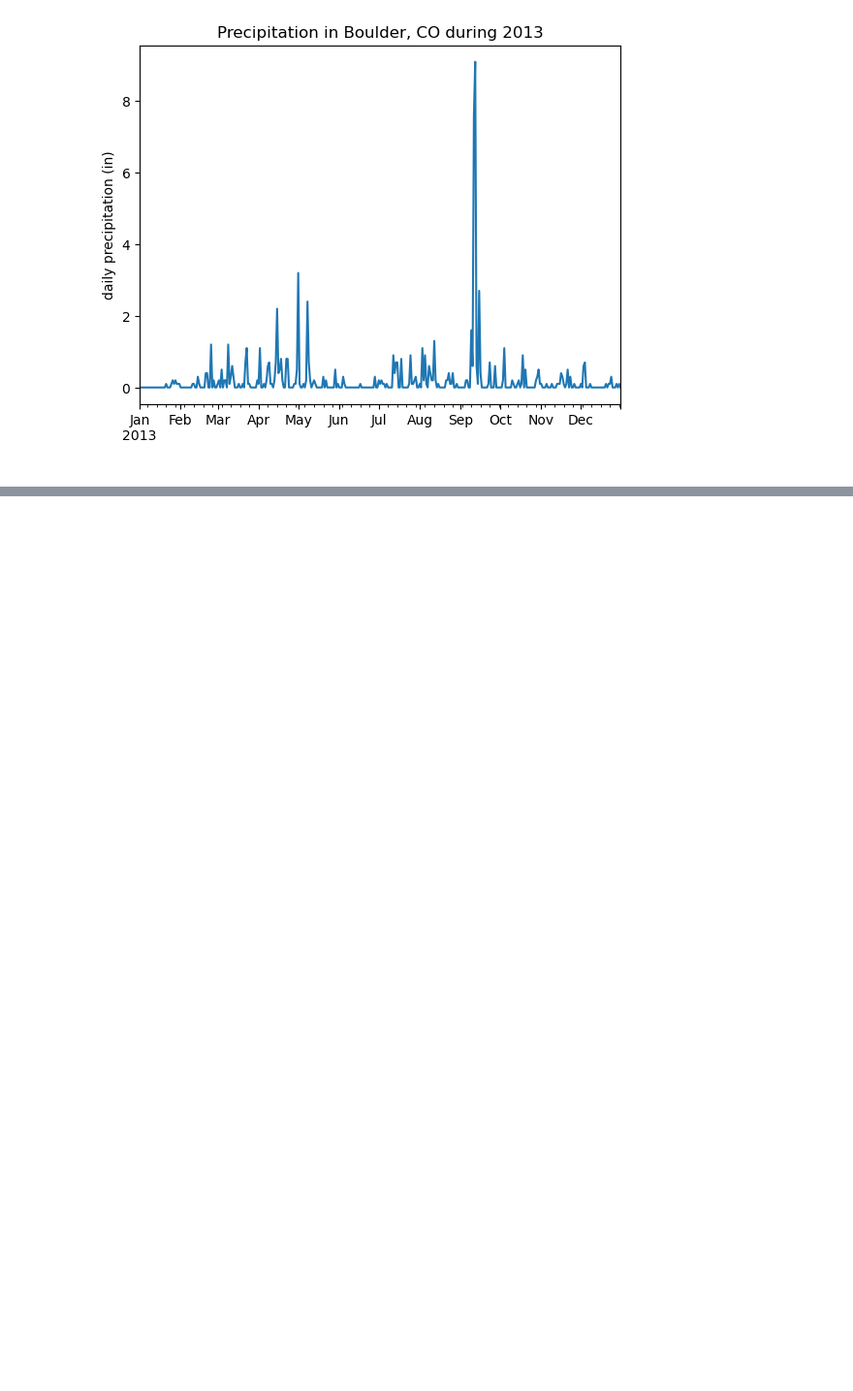
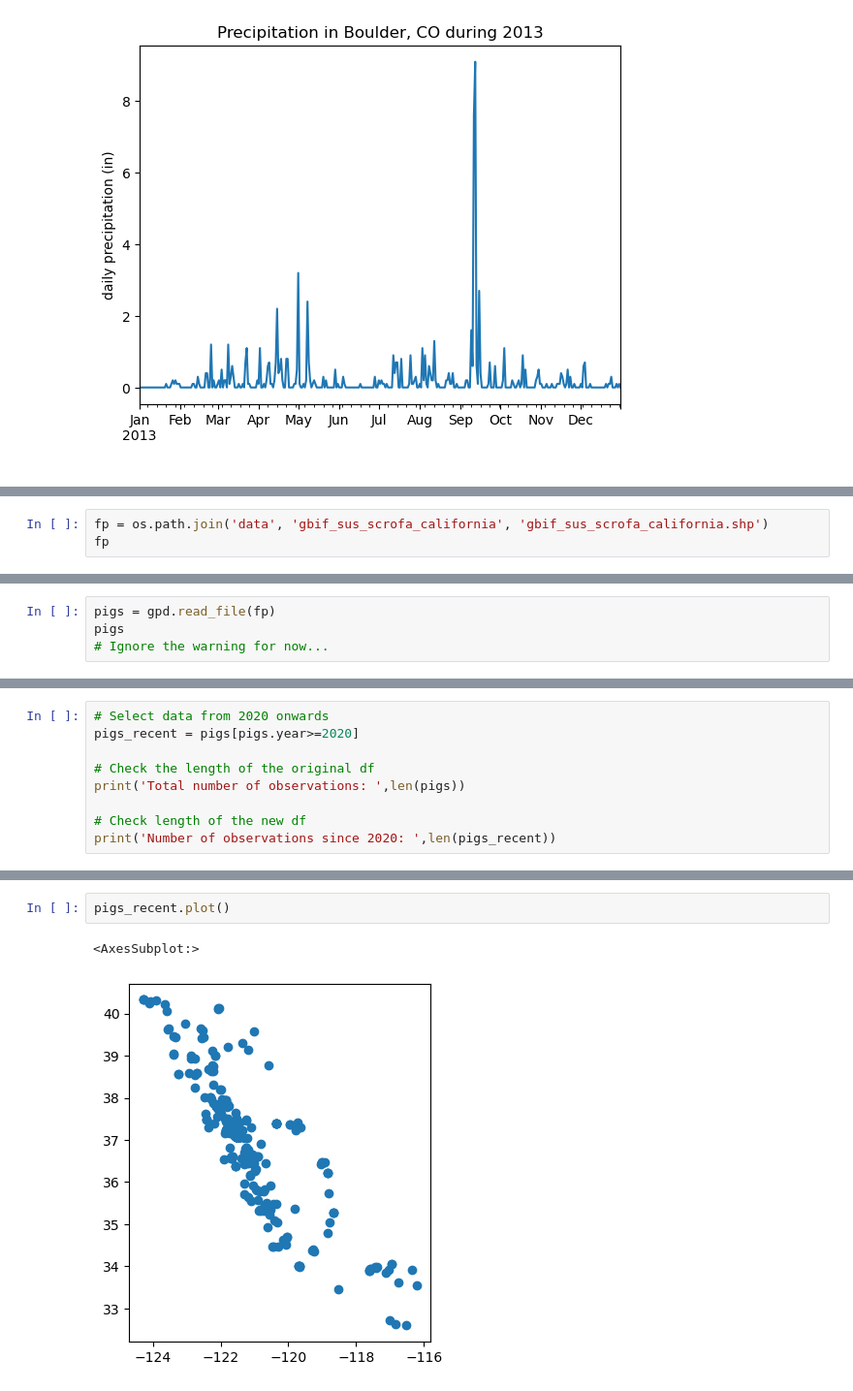
Before and after one commit to haylee360/eds220-2024-in-class, a Jupyter notebook: week4-time-series-vector-data.ipynb, the cells around one changed output, grey strips where cells are left out. Shown: that part at 97% size. Saved outputs shown, nothing was run; the diff lists cells and outputs as text; blank space fills up the shorter version.

Commit message:
Finish plot of pigs and CA

```diff
--- a/week4-time-series-vector-data.ipynb
+++ b/week4-time-series-vector-data.ipynb
@@ -221,0 +230,3 @@ daily_precip_2013.plot(ylabel='daily precipitation (in)',
+# %%
+fp = os.path.join('data', 'gbif_sus_scrofa_california', 'gbif_sus_scrofa_california.shp')
+fp
@@ -221,0 +237,4 @@ daily_precip_2013.plot(ylabel='daily precipitation (in)',
+# %%
+pigs = gpd.read_file(fp)
+pigs
+# Ignore the warning for now...
@@ -221,0 +433,9 @@ daily_precip_2013.plot(ylabel='daily precipitation (in)',
+# %%
+# Select data from 2020 onwards
+pigs_recent = pigs[pigs.year>=2020]
+
+# Check the length of the original df
+print('Total number of observations: ',len(pigs))
+
+# Check length of the new df
+print('Number of observations since 2020: ',len(pigs_recent))
@@ -221,0 +451,5 @@ daily_precip_2013.plot(ylabel='daily precipitation (in)',
+# %%
+pigs_recent.plot()
+# %% [output]
+<AxesSubplot:>
+[figure, added]
```
Also changed, not shown: parts of 35 cells of this notebook.
